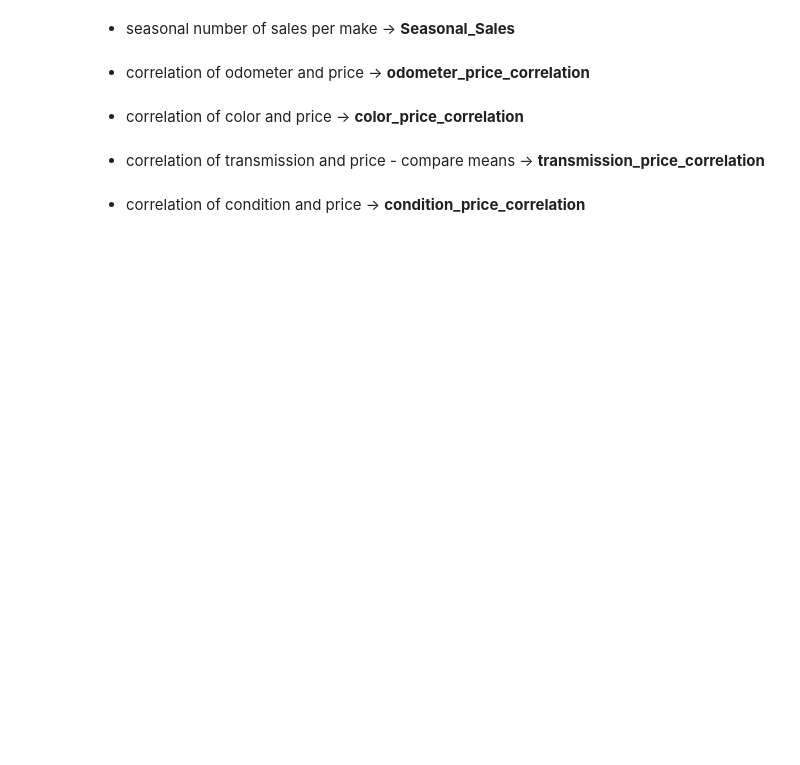
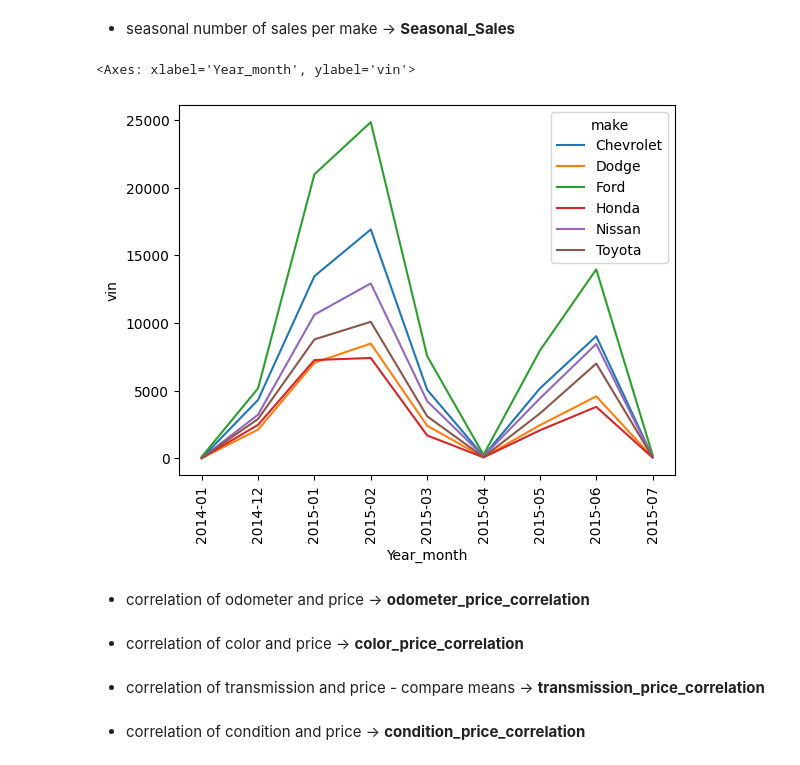
Before and after one commit to StephanoTonelli/VehicleSalesDashboard, a Jupyter notebook: notebook/data_kaggle_visuals.ipynb, the cells around one changed output. Saved outputs shown, nothing was run; the diff lists cells and outputs as text; code cells hidden in the pictures; blank space fills up the shorter version.

```diff
--- a/notebook/data_kaggle_visuals.ipynb
+++ b/notebook/data_kaggle_visuals.ipynb
@@ -197,30 +210,30 @@ sns.lineplot(x="Year_month", y="sellingprice", hue="model" ,data=df3)
 # %%
 df4 = df
 
-# Convert to datetime format
-df4['saledate'] = pd.to_datetime(df4['saledate'], errors='coerce')
-
 # Extract only the date part (YYYY-MM-DD)
-df4['Year_month'] = df4['saledate'].dt.strftime('%Y-%m')
+df4['Year_month'] = df4['saledate'].astype('datetime64[ns, UTC]').dt.strftime("%Y-%m")
 
 df4.sort_values(by=["saledate"],ascending=[True])
 
 df4 = df4.dropna(subset=['saledate'])
 
 
 df4 = df4.groupby(['Year_month',"make"]).agg({'vin': 'count'}).reset_index()
 
 df4_top = df4.nlargest(15, 'vin')
 
 df4 = df4[df4["make"].isin(df4_top["make"])]
 
 df4.sort_values(by=["Year_month"],ascending=[True])
 
 # create a seaborn line plot
 
 fig2, ax = plt.subplots()
-
+plt.xticks(rotation=90) # Rotate x-axis labels vertically
 sns.lineplot(x="Year_month", y="vin", hue="make" ,data=df4)
+# %% [output]
+<Axes: xlabel='Year_month', ylabel='vin'>
+[figure, added]
 # %% [markdown]
 
 - correlation of odometer and price -> **odometer_price_correlation**
```
Also changed, not shown: parts of 3 cells of this notebook, 3 other files.
